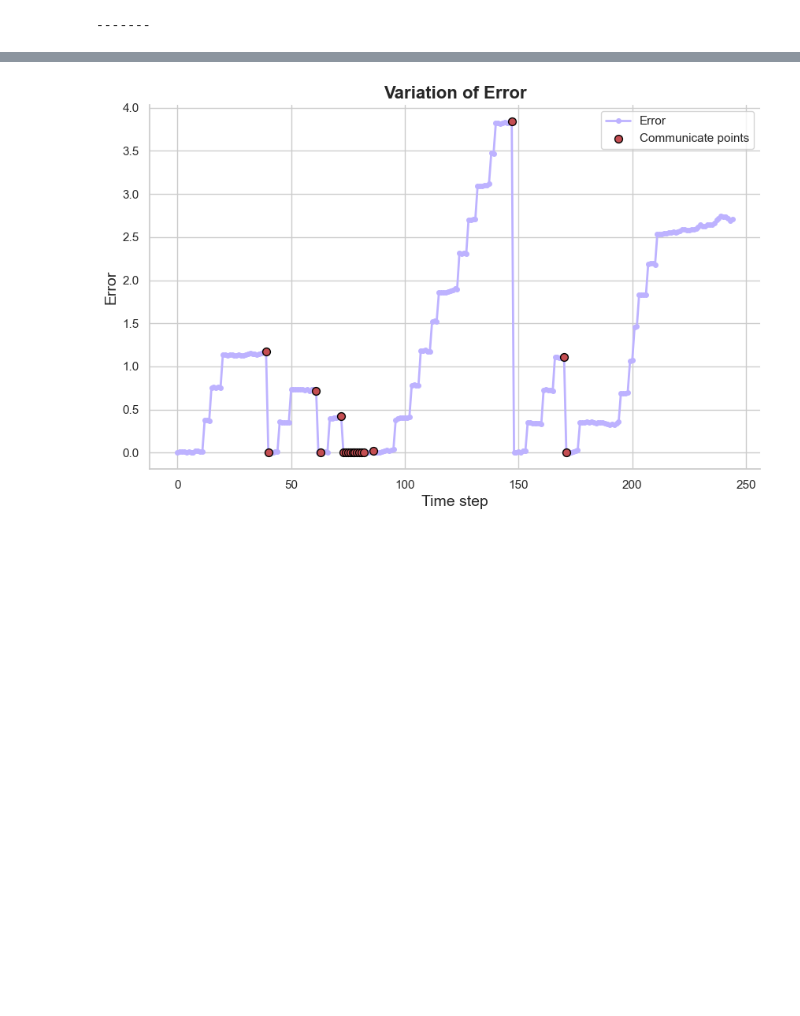
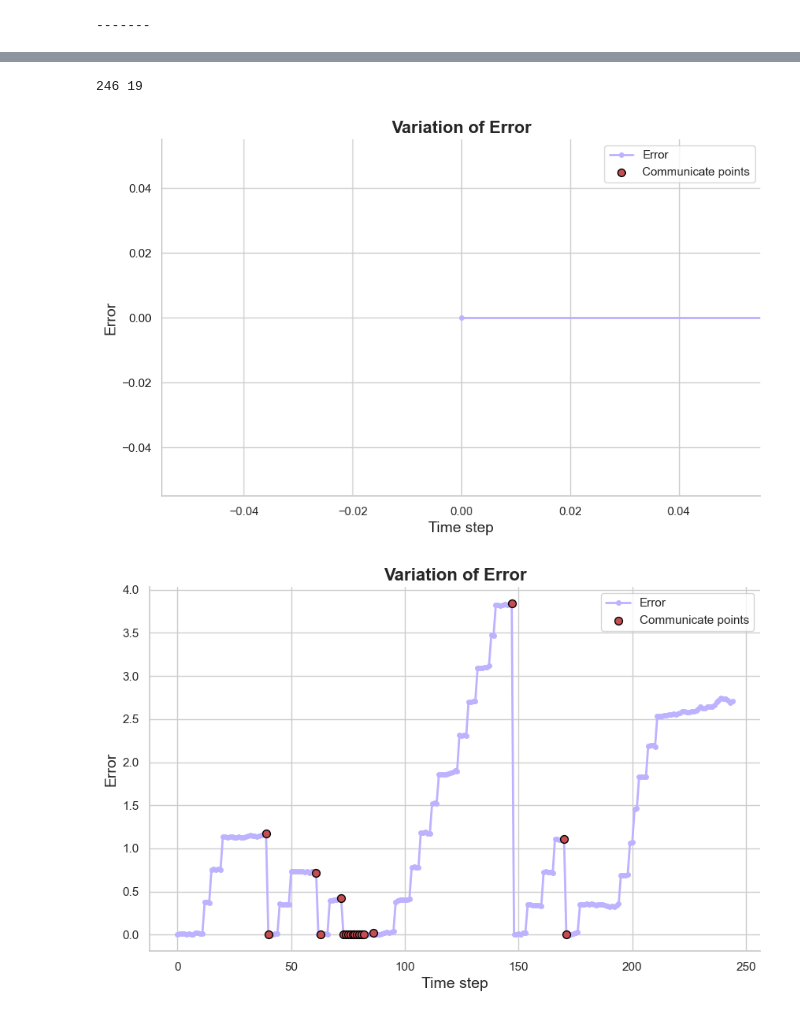
Before and after one commit to gokulp01/ComTraq-MPC, a Jupyter notebook: src/comtraq-mpc/comtraq-mpc_test.ipynb, the cells around one changed output, grey strips where cells are left out. Drawn from its saved outputs; the diff is of its cells as text; code cells hidden in the pictures; blank space fills up the shorter version.

```diff
--- a/src/comtraq-mpc/comtraq-mpc_test.ipynb
+++ b/src/comtraq-mpc/comtraq-mpc_test.ipynb
@@ -86,3 +123,40 @@ plt.show()
+# %%
+sns.set_theme(style="whitegrid")
+fig, ax = plt.subplots(figsize=(10, 6))
+
+# Setting up the plot elements
+line, = ax.plot([], [], label="Error", linestyle='-', marker='o', markersize=4, linewidth=2, color='#BDB2FF')
+scatter = ax.scatter([], [], c='r', label="Communicate points", s=50, edgecolor='black', zorder=5)
+ax.set_title("Variation of Error", fontsize=16, fontweight='bold')
+ax.set_xlabel("Time step", fontsize=14)
+ax.set_ylabel("Error", fontsize=14)
+ax.legend()
+sns.despine()
+
+# Animation function
+def animate(i):
+    # Update line data
+    line.set_data(range(i), traj_errors[:i])
+
+    # Update scatter data for communicate points
+    # communicate_points = communicate_indices[:i]
+    communicate_points = [point for point in communicate_indices if point < i]
+    traj_errors_communicate = [traj_errors[index] for index in communicate_points]
+    data = np.stack([communicate_points, traj_errors_communicate], axis=-1)
+    scatter.set_offsets(data)
+
+    return line, scatter
+
+print(len(traj_errors), len(communicate_indices))
+# Creating the animation
+ani = animation.FuncAnimation(fig, animate, frames=len(traj_errors), interval=30, blit=True)
+
+# To display the animation in a Jupyter notebook
+ani.save("error_animation.gif", writer='pillow', fps=10)
+plt.show()
+# %% [output]
+246 19
+[figure, added]
 # %%
 sns.set_theme(style="whitegrid")
 plt.figure(figsize=(10, 6))
```
Also changed, not shown: parts of 4 cells of this notebook, 2 other files.
